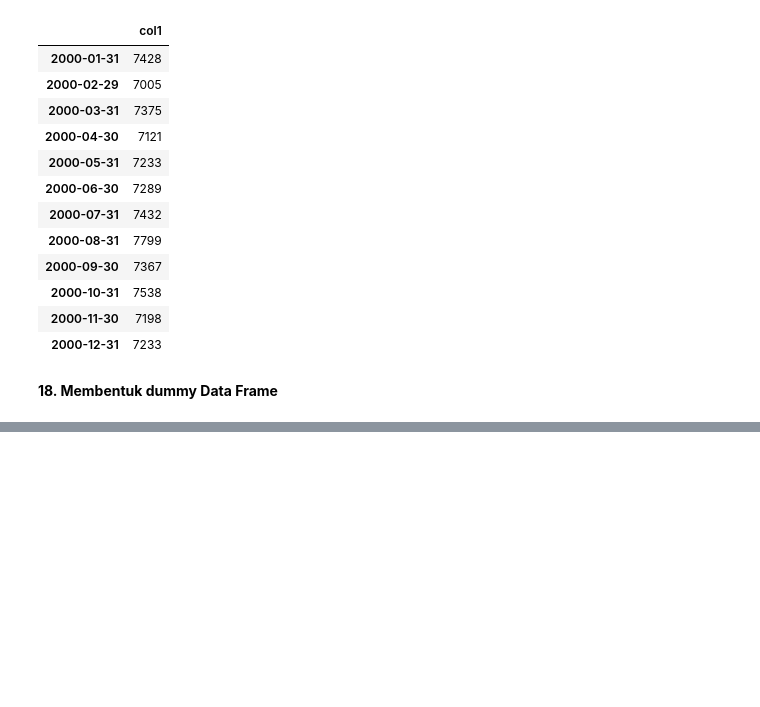
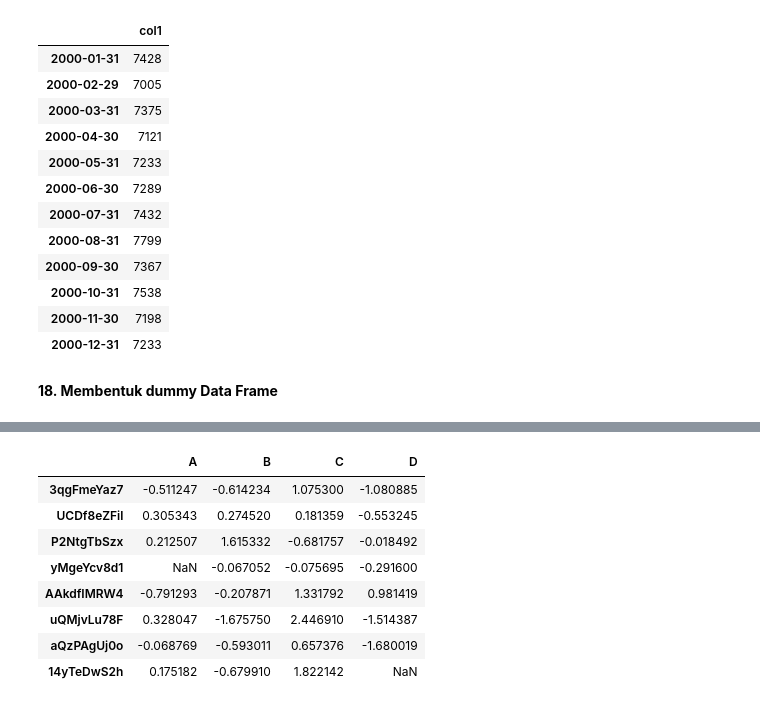
Before and after one commit to Edy-Mochamad/Learn-jupyter-notebook, a Jupyter notebook: pandas.ipynb, the cells around one changed output, grey strips where cells are left out. Cells and saved outputs as stored; diff of their text form; code cells hidden in the pictures; blank space fills up the shorter version.

```diff
--- a/pandas.ipynb
+++ b/pandas.ipynb
@@ -842,0 +919,12 @@ df.resample('M')['col1'].sum().to_frame()
+# %%
+pd.util.testing.makeMissingDataframe().head(8)
+# %% [output]
+|  | A | B | C | D |
+| 3qgFmeYaz7 | -0.511247 | -0.614234 | 1.075300 | -1.080885 |
+| UCDf8eZFil | 0.305343 | 0.274520 | 0.181359 | -0.553245 |
+| P2NtgTbSzx | 0.212507 | 1.615332 | -0.681757 | -0.018492 |
+| yMgeYcv8d1 | NaN | -0.067052 | -0.075695 | -0.291600 |
+| AAkdfIMRW4 | -0.791293 | -0.207871 | 1.331792 | 0.981419 |
+| uQMjvLu78F | 0.328047 | -1.675750 | 2.446910 | -1.514387 |
+| aQzPAgUj0o | -0.068769 | -0.593011 | 0.657376 | -1.680019 |
+| 14yTeDwS2h | 0.175182 | -0.679910 | 1.822142 | NaN |
```
Also changed, not shown: parts of 11 cells of this notebook.
